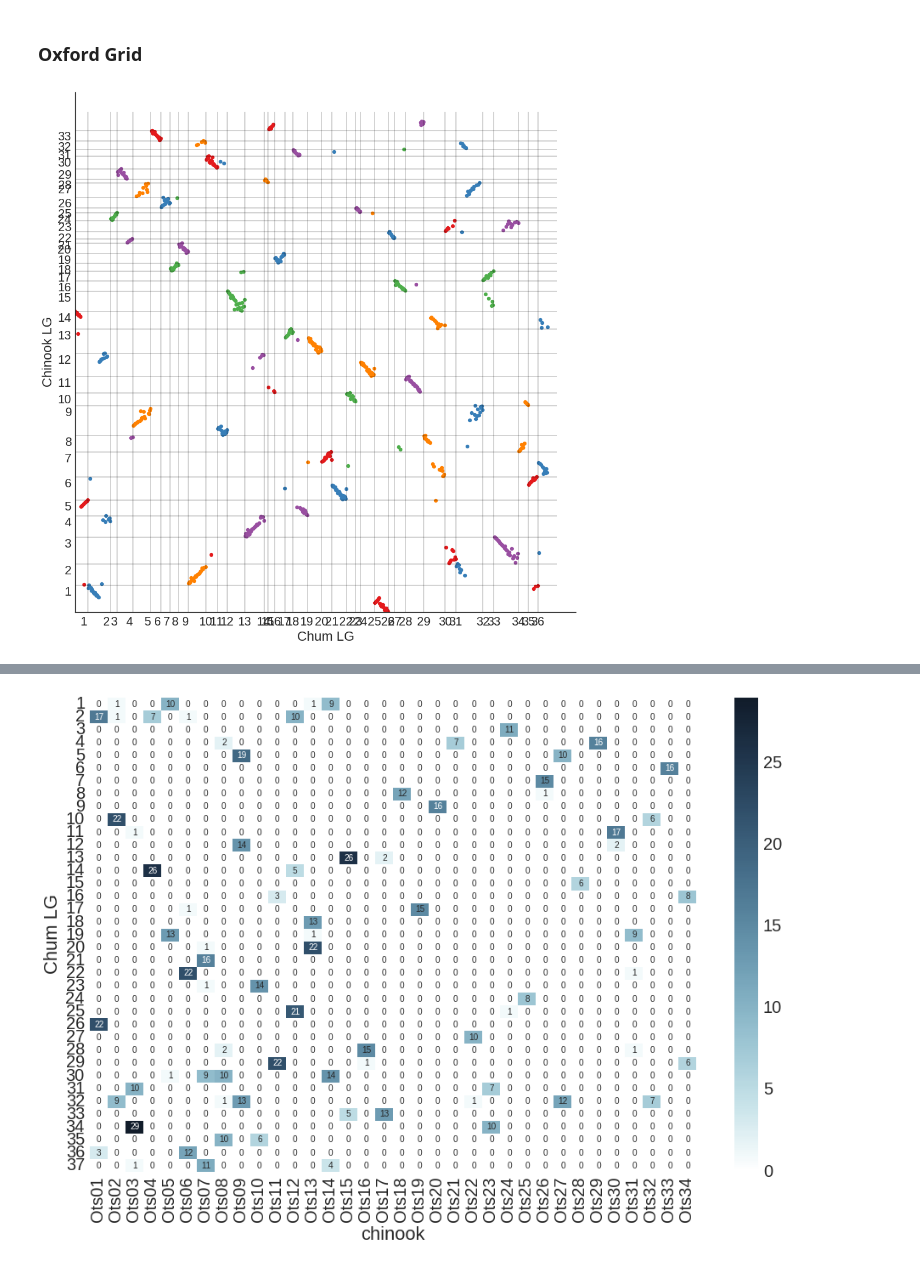
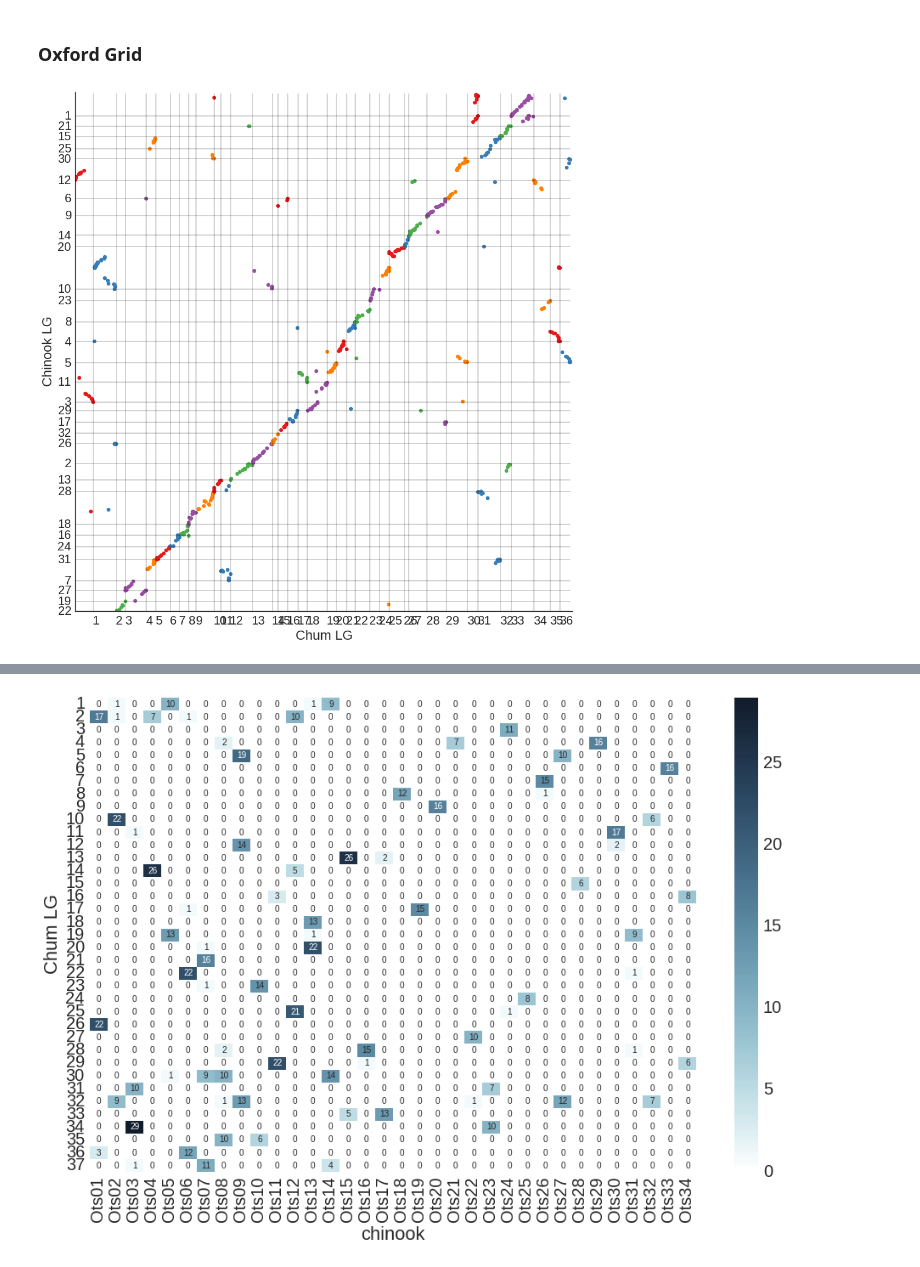
Before and after one commit to rwaples/chum_populations, a Jupyter notebook: Align to Chinook.ipynb, the cells around one changed output, grey strips where cells are left out. Drawn from its saved outputs; the diff is of its cells as text; code cells hidden in the pictures.

```diff
--- a/Align to Chinook.ipynb
+++ b/Align to Chinook.ipynb
@@ -242,0 +318,4 @@ yy_breaks = np.where(np.diff(xx.sort(columns = ['Ots_LG', 'Ots_cM'])['Ots_LG'])=
+# %%
+synteny_summary['CLEAN_Ots_pos'] = synteny_summary.apply(CLEAN_Ots_pos, axis = 1)
+# %%
+synteny_summary.sort(columns = ['chum_LG', 'chum_cM'])
@@ -243,2 +340,22 @@ yy_breaks = np.where(np.diff(xx.sort(columns = ['Ots_LG', 'Ots_cM'])['Ots_LG'])=
 # %% [markdown]
 ### Oxford Grid
+# %%
+xx_breaks = start_pos_of_chum_LG.values()[2:]
+yy_breaks = start_pos_of_Ots_LG.values()[2:]
+# %%
+synteny_summary = synteny_summary.sort(columns = ['chum_LG', 'chum_cM'])
+# %%
+sns.lmplot('chum_pos', 'CLEAN_Ots_pos', data = synteny_summary, fit_reg = False, hue = 'chum_LG', legend = False,
+           palette=sns.color_palette("Set1", 5), size = 13, scatter_kws = {'alpha':1, 's':40})
+plt.xlim(0, synteny_summary['chum_pos'].max()+10)
+plt.ylim(0, synteny_summary['Ots_pos'].max()+10)
+plt.vlines(xx_breaks, ymin = 0, ymax = synteny_summary['Ots_pos'].max(), alpha = .2)
+plt.hlines(yy_breaks, xmin = 0, xmax = synteny_summary['chum_pos'].max(), alpha = .2)
+plt.xticks(xx_breaks, range(1,38), horizontalalignment = 'left')
+plt.yticks(yy_breaks, range(1,38))
+plt.xlabel('Chum LG')
+plt.ylabel('Chinook LG')
+plt.savefig(os.path.join('.' , 'paper', 'figures', 'supplemental','synteny_chinook.png'))
+plt.show()
+# %% [output]
+[figure, added]
@@ -245,18 +373,16 @@ yy_breaks = np.where(np.diff(xx.sort(columns = ['Ots_LG', 'Ots_cM'])['Ots_LG'])=
 # %%
-sns.lmplot('chum_pos', 'Ots_pos', data = xx, fit_reg = False, hue = 'chum_LG', legend = False,
+sns.lmplot('chum_pos', 'Ots_pos', data = synteny_summary, fit_reg = False, hue = 'chum_LG', legend = False,
            palette=sns.color_palette("Set1", 5), size = 13, scatter_kws = {'alpha':1, 's':40})
 plt.xlim(0); plt.ylim(0)
-np.diff(xx.sort(columns = ['chum_LG', 'chum_cM'])['chum_LG'])
-plt.vlines(xx_breaks, ymin = 0, ymax = 770, alpha = .2)
-plt.hlines(yy_breaks, xmin = 0, xmax = 770, alpha = .2)
-plt.xticks([x-10 for x in xx_breaks[0]], range(1,38), horizontalalignment = 'left')
-plt.yticks([x-10 for x in yy_breaks[0]], range(1,38))
+#np.diff(xx.sort(columns = ['chum_LG', 'chum_cM'])['chum_LG'])
+#plt.vlines(xx_breaks, ymin = 0, ymax = 770, alpha = .2)
+#plt.hlines(yy_breaks, xmin = 0, xmax = 770, alpha = .2)
+#plt.xticks([x-10 for x in xx_breaks[0]], range(1,38), horizontalalignment = 'left')
+#plt.yticks([x-10 for x in yy_breaks[0]], range(1,38))
 plt.xlabel('Chum LG')
 plt.ylabel('Chinook LG')
 plt.savefig(os.path.join('.' , 'paper', 'figures', 'supplemental','synteny_chinook.png'))
 plt.show()
-# %% [output]
-[figure, removed]
 # %%
 LG_vs_CHR = pd.crosstab(synteny['paper1_LG'], columns = synteny['Chromosome'])
 LG_vs_CHR.index.name = 'Chum LG'
```
Also changed, not shown: parts of 20 cells of this notebook, 5 other files.
